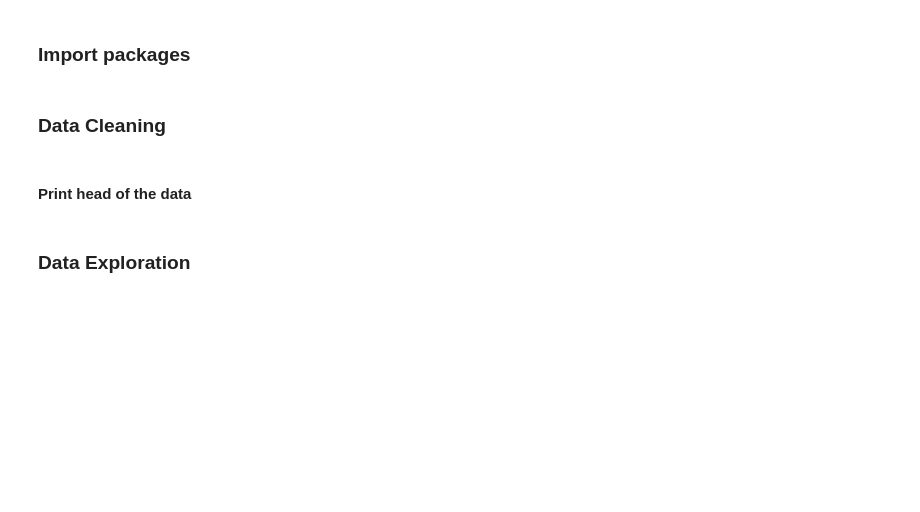
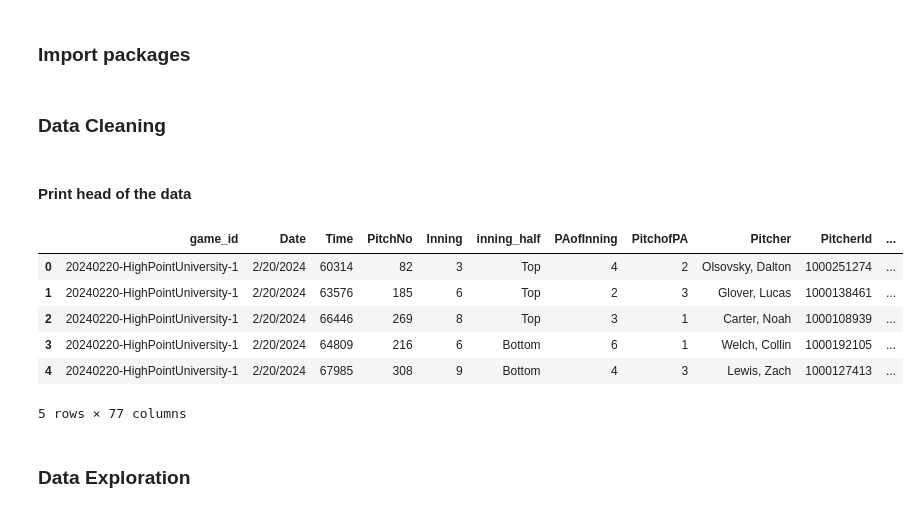
Before and after one commit to dylan-dang/baseball-ml-project, a Jupyter notebook: notebook.ipynb, the cells around one changed output. Saved outputs shown, nothing was run; the diff lists cells and outputs as text; code cells hidden in the pictures; blank space fills up the shorter version.

```diff
--- a/notebook.ipynb
+++ b/notebook.ipynb
@@ -29,2 +29,44 @@ data.head()
+# %%
+data = pd.read_csv('data_10k.csv')
+
+data.head()
+
+columns_to_keep = [
+    # target and core features
+    'PlayResult',
+    'RunsScored',
+    'RelSpeed',
+    'SpinRate',
+    'SpinAxis',
+    'ExitSpeed',
+    'Angle',
+    'Distance',
+    'HangTime',
+    'VertBreak',
+    'InducedVertBreak',
+    'HorzBreak',
+    'PlateLocHeight',
+    'PlateLocSide',
+    'Direction',
+
+    'MaxHeight',
+    'MeasuredDuration',
+    'SpeedDrop',
+    'ContactPositionX', 'ContactPositionY', 'ContactPositionZ',
+    'HitSpinAxis',
+    'HitTrajectoryXc0', 'HitTrajectoryXc1', 'HitTrajectoryXc2',
+    'HitTrajectoryYc0', 'HitTrajectoryYc1', 'HitTrajectoryYc2',
+    'HitTrajectoryZc0', 'HitTrajectoryZc1', 'HitTrajectoryZc2'
+]
+
+data = data[columns_to_keep]
+# %% [output]
+|  | game_id | Date | Time | PitchNo | Inning | inning_half | PAofInning | PitchofPA | Pitcher | PitcherId | ... |
+| 0 | 20240220-HighPointUniversity-1 | 2/20/2024 | 60314 | 82 | 3 | Top | 4 | 2 | Olsovsky, Dalton | 1000251274 | ... |
+| 1 | 20240220-HighPointUniversity-1 | 2/20/2024 | 63576 | 185 | 6 | Top | 2 | 3 | Glover, Lucas | 1000138461 | ... |
+| 2 | 20240220-HighPointUniversity-1 | 2/20/2024 | 66446 | 269 | 8 | Top | 3 | 1 | Carter, Noah | 1000108939 | ... |
+| 3 | 20240220-HighPointUniversity-1 | 2/20/2024 | 64809 | 216 | 6 | Bottom | 6 | 1 | Welch, Collin | 1000192105 | ... |
+| 4 | 20240220-HighPointUniversity-1 | 2/20/2024 | 67985 | 308 | 9 | Bottom | 4 | 3 | Lewis, Zach | 1000127413 | ... |
+5 rows × 77 columns
 # %% [markdown]
 ### Data Exploration
```
Also changed, not shown: parts of 16 cells of this notebook, 1 other file.
